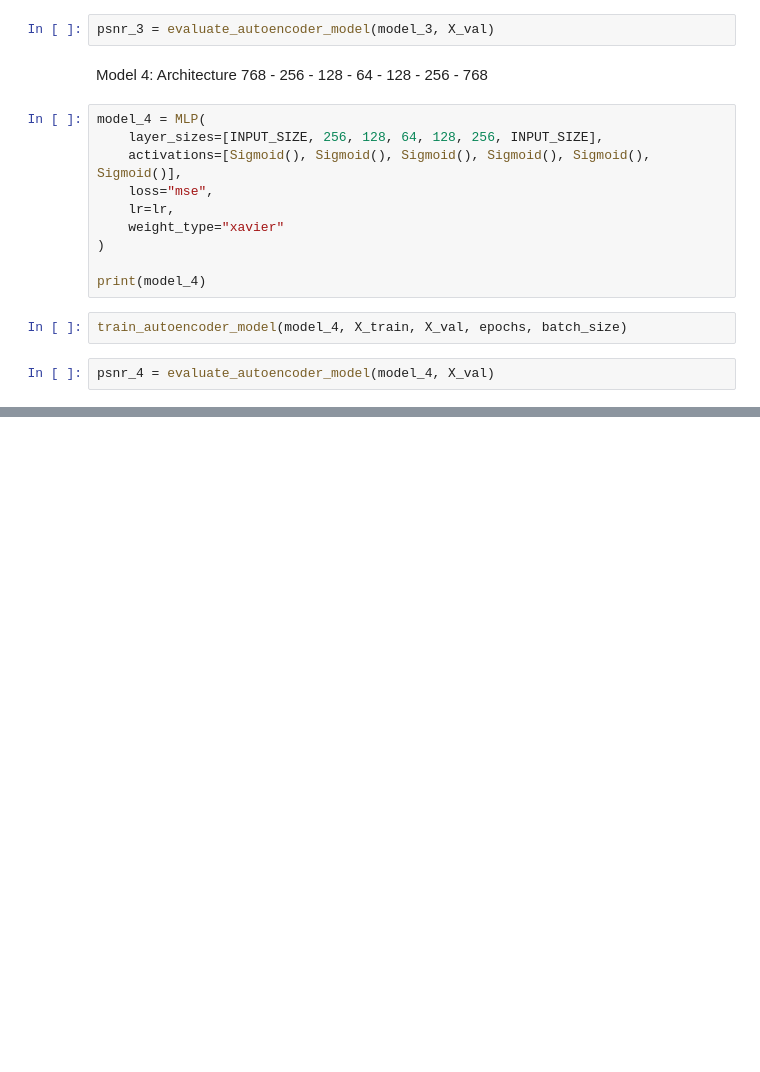
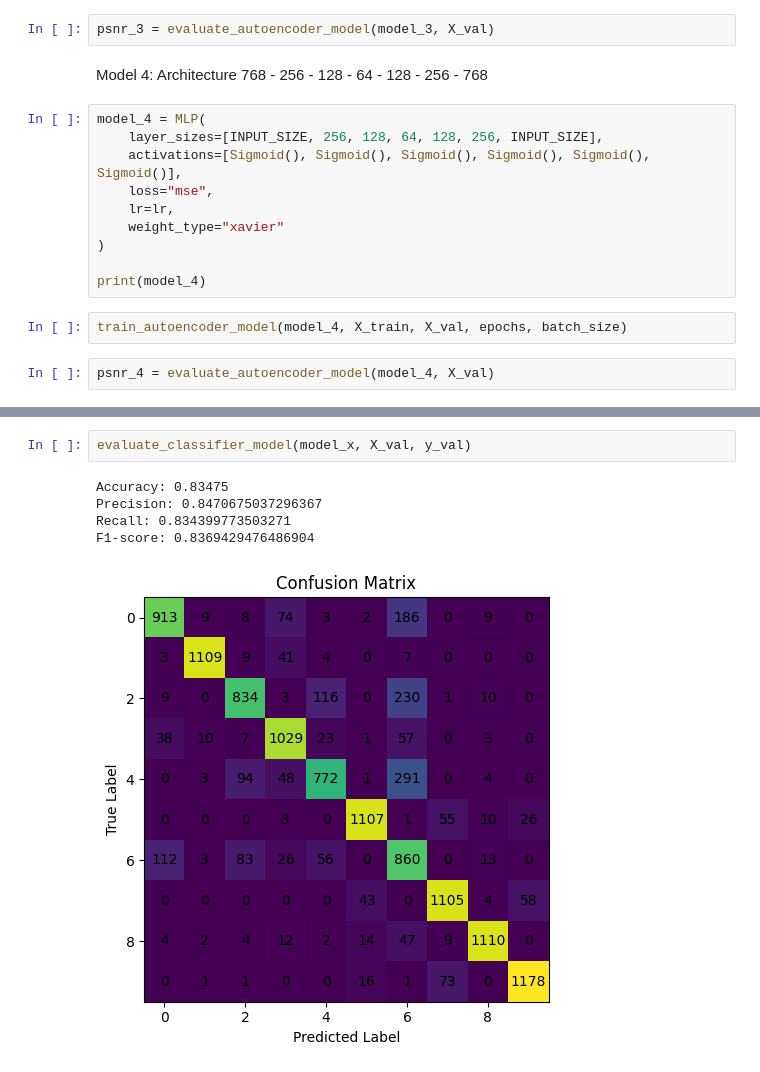
Before and after one commit to Mahan-M47/Multi-Layer-Perceptron-with-NumPy, a Jupyter notebook: Q3.ipynb, the cells around one changed output, grey strips where cells are left out. Saved outputs shown, nothing was run; the diff lists cells and outputs as text; blank space fills up the shorter version.

```diff
--- a/Q3.ipynb
+++ b/Q3.ipynb
@@ -909,0 +545,8 @@ Sample image - PSNR: 31.483693
+# %%
+evaluate_classifier_model(model_x, X_val, y_val)
+# %% [output]
+Accuracy: 0.83475
+Precision: 0.8470675037296367
+Recall: 0.834399773503271
+F1-score: 0.8369429476486904
+[figure, added]
```
Also changed, not shown: parts of 93 cells of this notebook, 1 other file.
